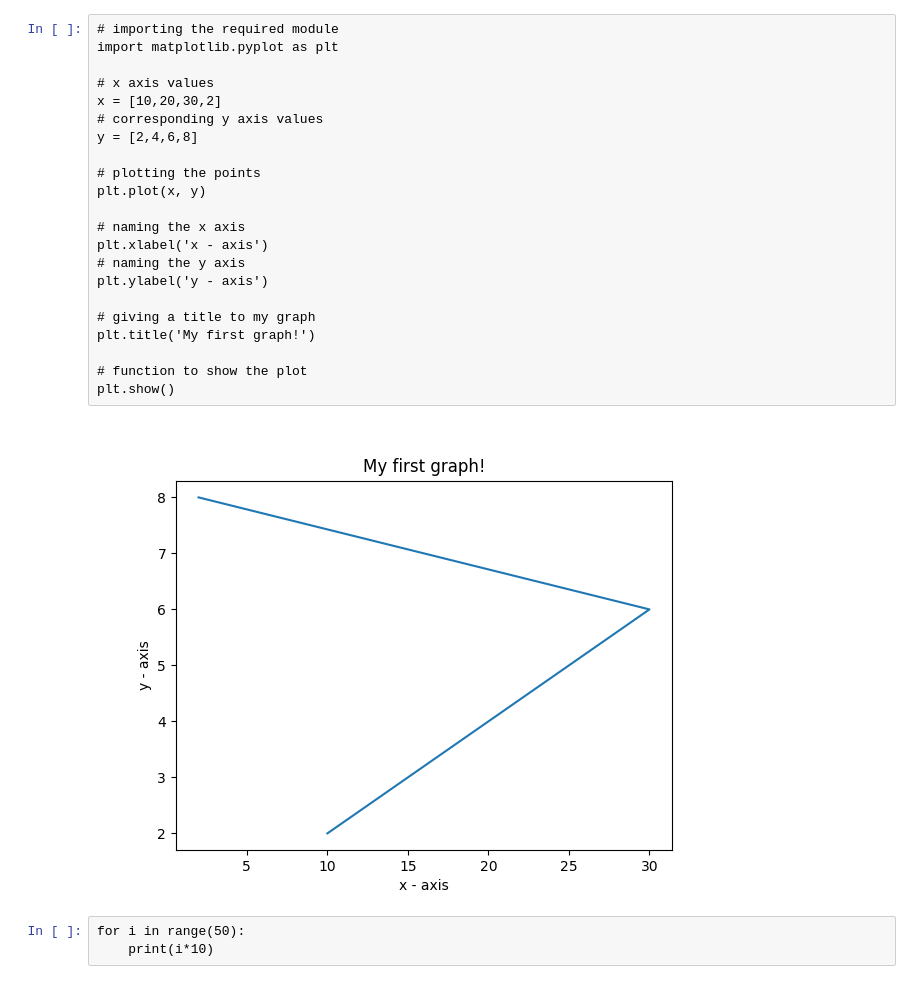
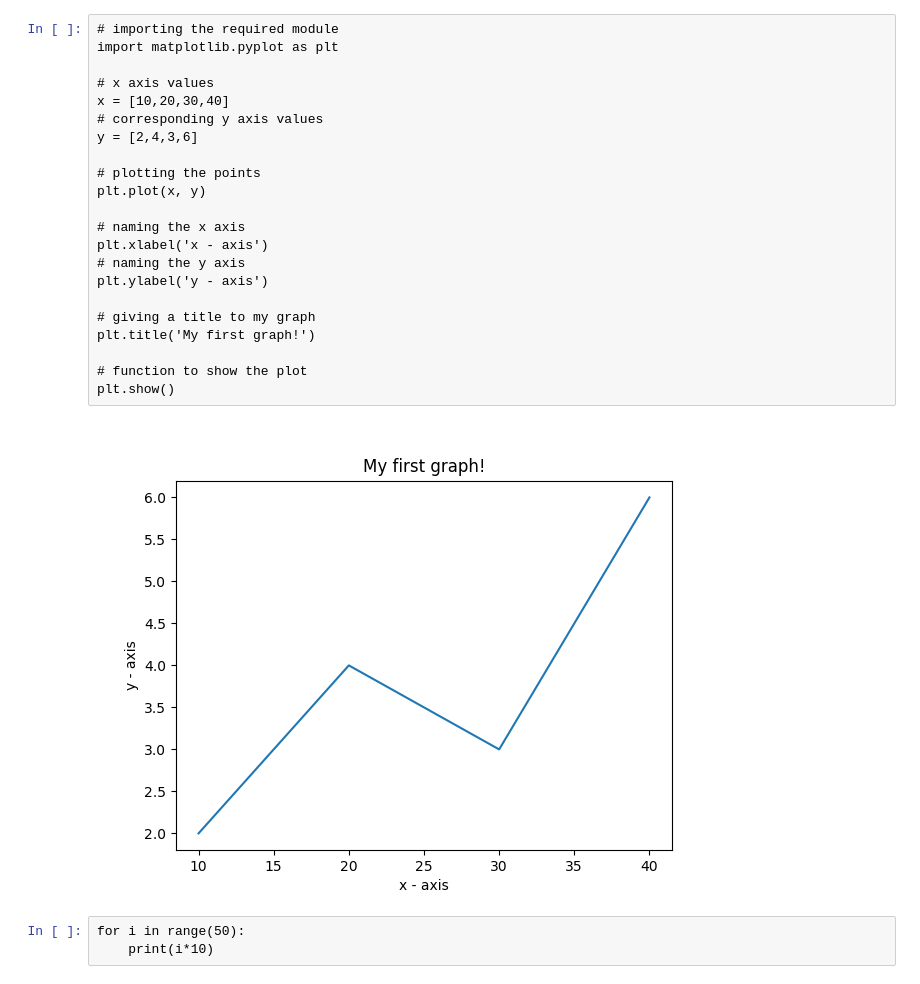
Before and after one commit to btyggy/btyggy, a Jupyter notebook: new.ipynb, the cells around one changed output. Saved outputs shown, nothing was run; the diff lists cells and outputs as text.

```diff
--- a/new.ipynb
+++ b/new.ipynb
@@ -1,27 +10,27 @@
 # %%
 # importing the required module
 import matplotlib.pyplot as plt
 
 # x axis values
-x = [10,20,30,2]
+x = [10,20,30,40]
 # corresponding y axis values
-y = [2,4,6,8]
+y = [2,4,3,6]
 
 # plotting the points
 plt.plot(x, y)
 
 # naming the x axis
 plt.xlabel('x - axis')
 # naming the y axis
 plt.ylabel('y - axis')
 
 # giving a title to my graph
 plt.title('My first graph!')
 
 # function to show the plot
 plt.show()
 # %% [output]
-[figure, old version]
+[figure, new version]
 # %%
 for i in range(50):
     print(i*10)
```
Also changed, not shown: parts of 1 cell of this notebook.
